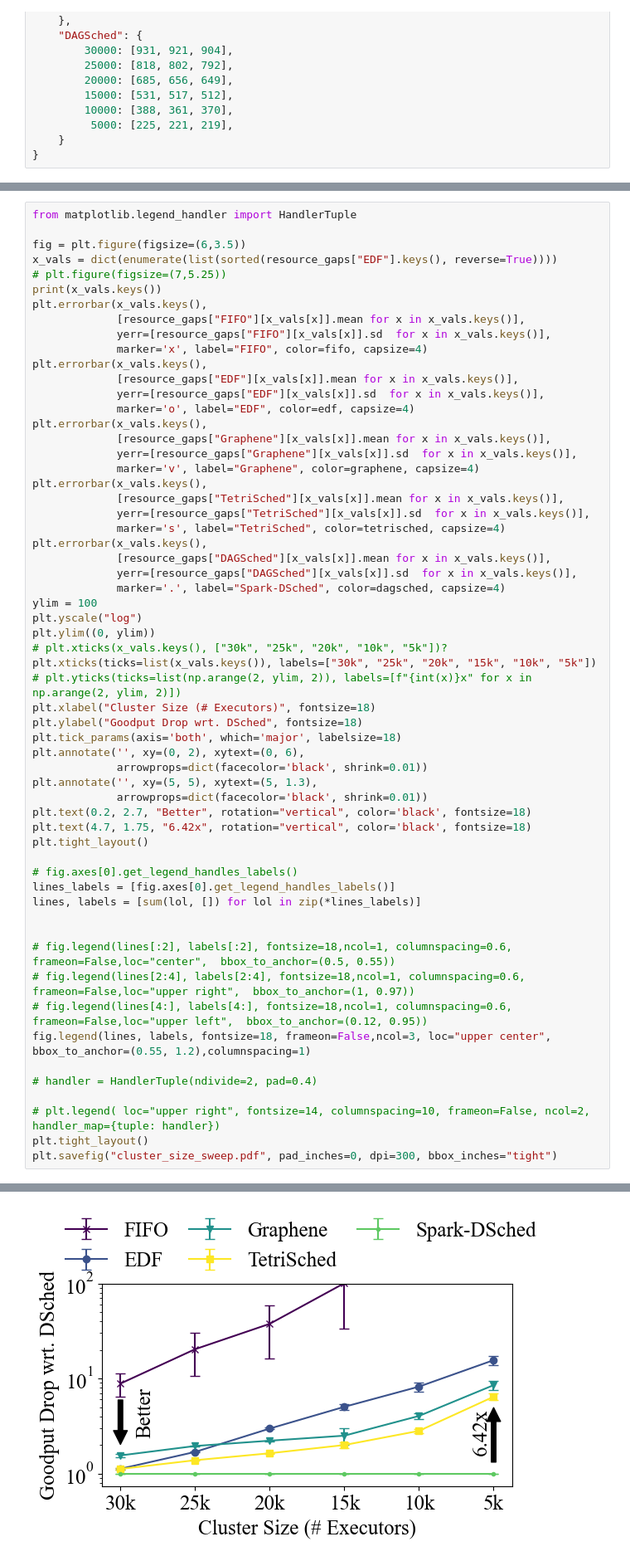
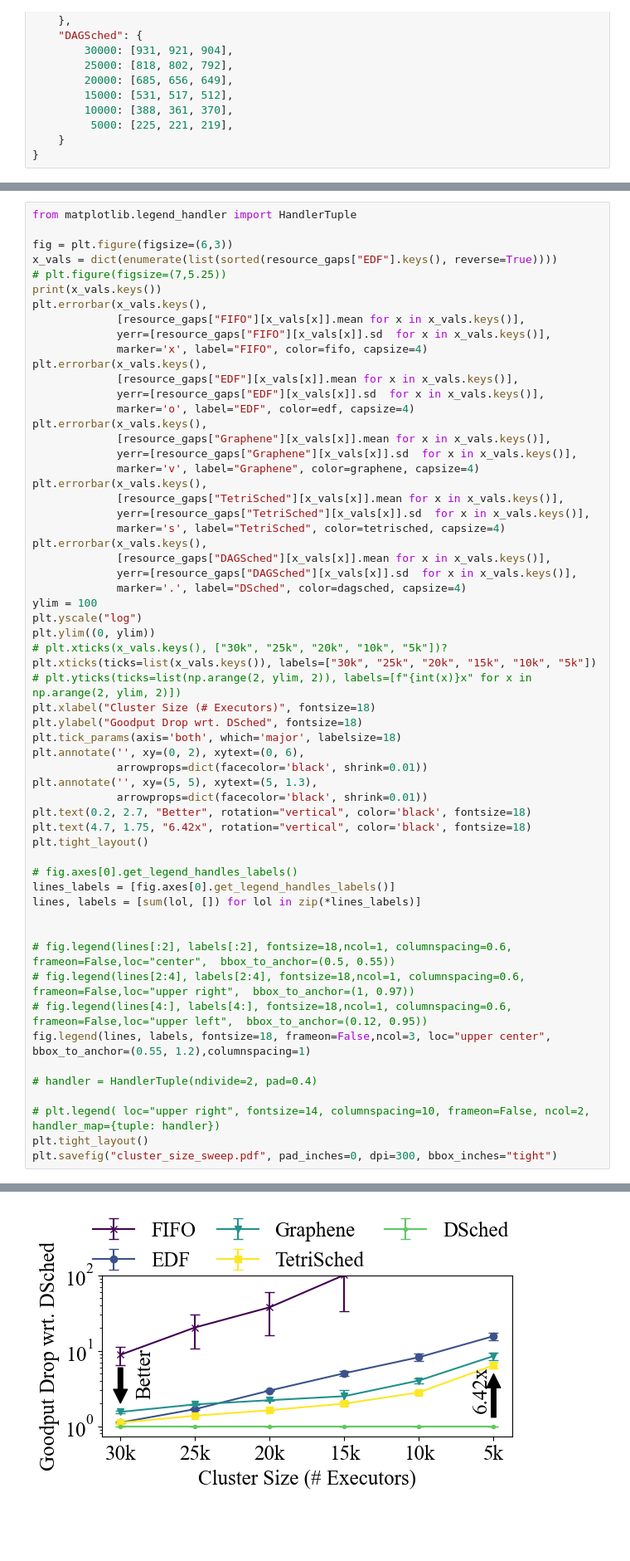
Before and after one commit to ShreyB2091/erdos-scheduling-simulator, a Jupyter notebook: sosp25/plotting/resource_plots/resource_plot.ipynb, the cells around one changed output, grey strips where cells are left out. Shown: that part at 83% size. Saved outputs shown, nothing was run; the diff lists cells and outputs as text; blank space fills up the shorter version.

Commit message:
plots with dsched legend, minor changes and new plots

```diff
--- a/sosp25/plotting/resource_plots/resource_plot.ipynb
+++ b/sosp25/plotting/resource_plots/resource_plot.ipynb
@@ -150,7 +150,7 @@ resource_gaps["TetriSched"]
 # %%
 from matplotlib.legend_handler import HandlerTuple
 
-fig = plt.figure(figsize=(6,3.5))
+fig = plt.figure(figsize=(6,3))
 x_vals = dict(enumerate(list(sorted(resource_gaps["EDF"].keys(), reverse=True))))
 # plt.figure(figsize=(7,5.25))
 print(x_vals.keys())
@@ -173,7 +173,7 @@ plt.errorbar(x_vals.keys(),
 plt.errorbar(x_vals.keys(),
              [resource_gaps["DAGSched"][x_vals[x]].mean for x in x_vals.keys()],
              yerr=[resource_gaps["DAGSched"][x_vals[x]].sd  for x in x_vals.keys()],
-             marker='.', label="Spark-DSched", color=dagsched, capsize=4)
+             marker='.', label="DSched", color=dagsched, capsize=4)
 ylim = 100
 plt.yscale("log")
 plt.ylim((0, ylim))
@@ -181,31 +181,31 @@ plt.ylim((0, ylim))
 plt.xticks(ticks=list(x_vals.keys()), labels=["30k", "25k", "20k", "15k", "10k", "5k"])
 # plt.yticks(ticks=list(np.arange(2, ylim, 2)), labels=[f"{int(x)}x" for x in np.arange(2, ylim, 2)])
 plt.xlabel("Cluster Size (# Executors)", fontsize=18)
 plt.ylabel("Goodput Drop wrt. DSched", fontsize=18)
 plt.tick_params(axis='both', which='major', labelsize=18)
 plt.annotate('', xy=(0, 2), xytext=(0, 6),
              arrowprops=dict(facecolor='black', shrink=0.01))
 plt.annotate('', xy=(5, 5), xytext=(5, 1.3),
              arrowprops=dict(facecolor='black', shrink=0.01))
 plt.text(0.2, 2.7, "Better", rotation="vertical", color='black', fontsize=18)
 plt.text(4.7, 1.75, "6.42x", rotation="vertical", color='black', fontsize=18)
 plt.tight_layout()
 
 # fig.axes[0].get_legend_handles_labels()
 lines_labels = [fig.axes[0].get_legend_handles_labels()]
 lines, labels = [sum(lol, []) for lol in zip(*lines_labels)]
 
 
 # fig.legend(lines[:2], labels[:2], fontsize=18,ncol=1, columnspacing=0.6, frameon=False,loc="center",  bbox_to_anchor=(0.5, 0.55))
 # fig.legend(lines[2:4], labels[2:4], fontsize=18,ncol=1, columnspacing=0.6, frameon=False,loc="upper right",  bbox_to_anchor=(1, 0.97))
 # fig.legend(lines[4:], labels[4:], fontsize=18,ncol=1, columnspacing=0.6, frameon=False,loc="upper left",  bbox_to_anchor=(0.12, 0.95))
 fig.legend(lines, labels, fontsize=18, frameon=False,ncol=3, loc="upper center", bbox_to_anchor=(0.55, 1.2),columnspacing=1)
 
 # handler = HandlerTuple(ndivide=2, pad=0.4)
 
 # plt.legend( loc="upper right", fontsize=14, columnspacing=10, frameon=False, ncol=2, handler_map={tuple: handler})
 plt.tight_layout()
 plt.savefig("cluster_size_sweep.pdf", pad_inches=0, dpi=300, bbox_inches="tight")
 # %% [output]
 dict_keys([0, 1, 2, 3, 4, 5])
-[figure, old version]
+[figure, new version]
```
Also changed, not shown: parts of 2 cells of this notebook, 3 other files.
